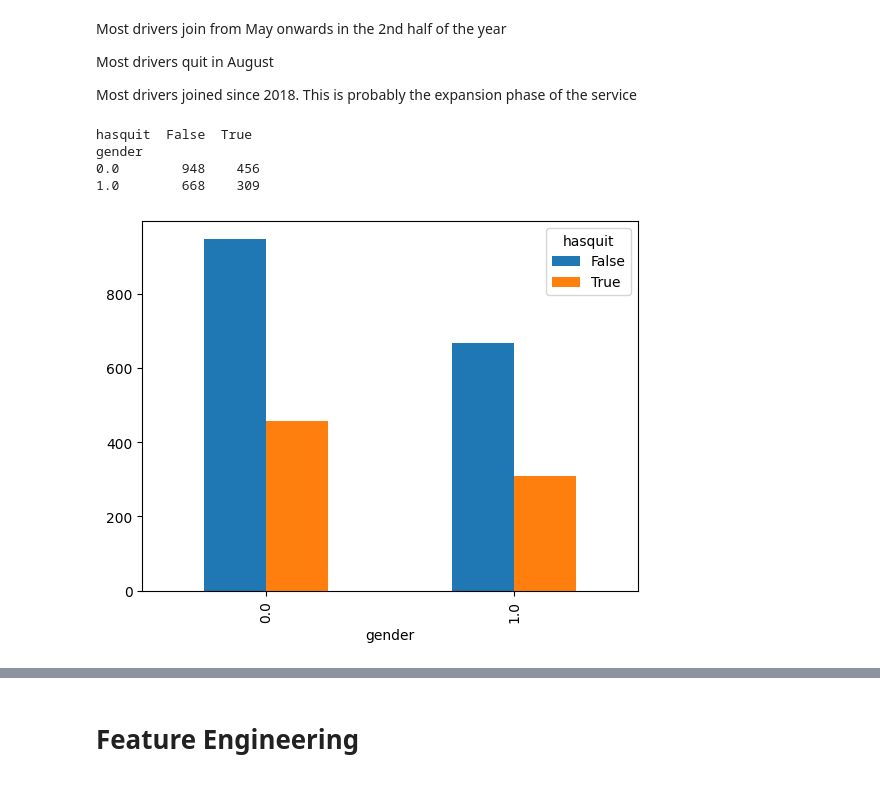
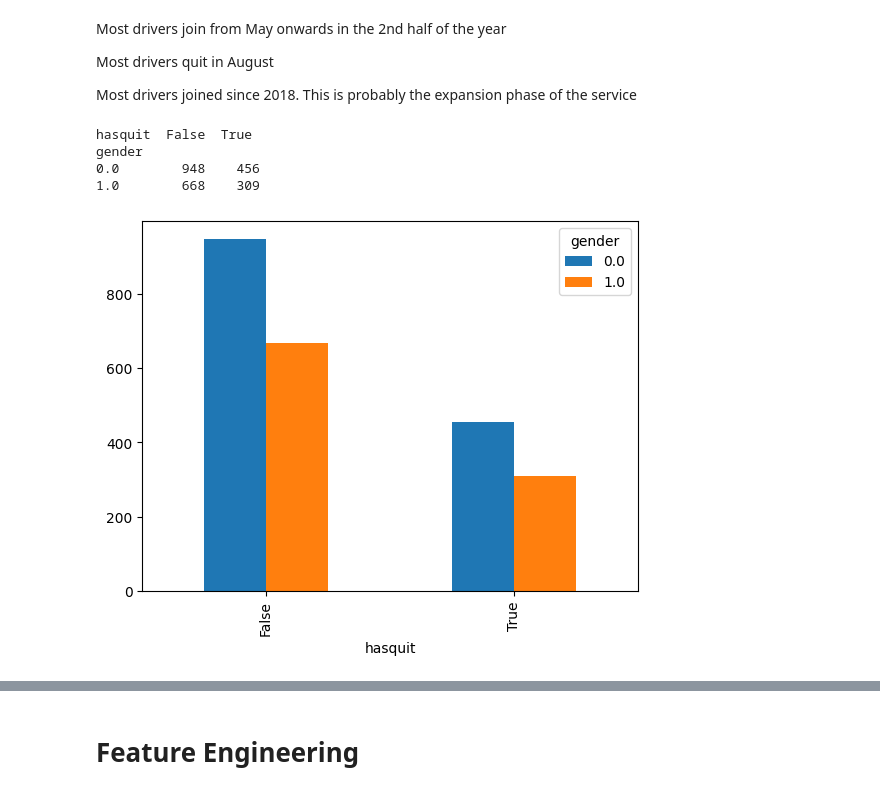
Before and after one commit to madhavpro3/DSML_casestudies, a Jupyter notebook: driver_churn.ipynb, the cells around one changed output, grey strips where cells are left out. Drawn from its saved outputs; the diff is of its cells as text; code cells hidden in the pictures.

```diff
--- a/driver_churn.ipynb
+++ b/driver_churn.ipynb
@@ -160,12 +197,12 @@ Most drivers joined since 2018. This is probably the expansion phase of the serv
 # %%
 print(pd.crosstab(index=df_agg['gender'],columns=df_agg['hasquit'],values=df_agg['Driver_ID'],aggfunc='count'))
 
-df_agg.pivot_table(index='gender',columns='hasquit',values='Driver_ID',aggfunc='count').plot(kind='bar')
+df_agg.pivot_table(index='hasquit',columns='gender',values='Driver_ID',aggfunc='count').plot(kind='bar')
 # plt.xticks(['Male','Female'])
 plt.show()
 # %% [output]
 hasquit  False  True
 gender
 0.0        948    456
 1.0        668    309
-[figure, old version]
+[figure, new version]
```
Also changed, not shown: parts of 6 cells of this notebook.
